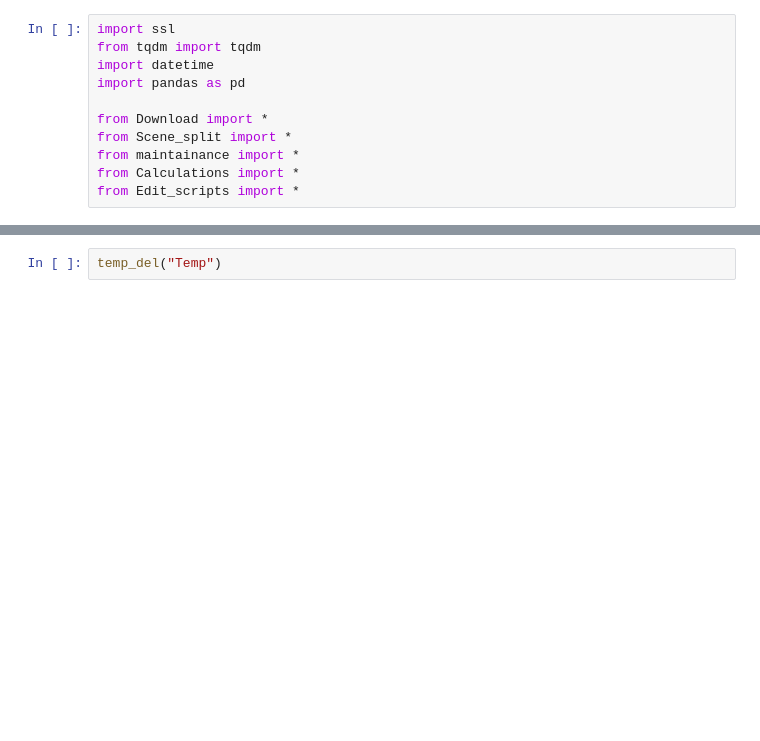
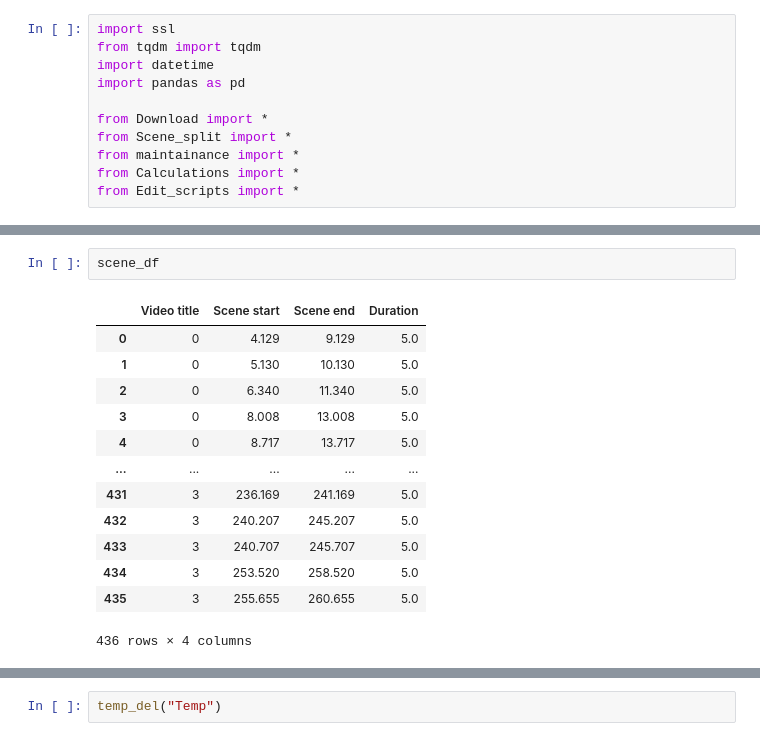
Before and after one commit to Mafaz03/qlips, a Jupyter notebook: all.ipynb, the cells around one changed output, grey strips where cells are left out. Cells and saved outputs as stored; diff of their text form; blank space fills up the shorter version.

```diff
--- a/all.ipynb
+++ b/all.ipynb
@@ -53,0 +71,16 @@ scene_df.head(10)
+# %%
+scene_df
+# %% [output]
+|  | Video title | Scene start | Scene end | Duration |
+| 0 | 0 | 4.129 | 9.129 | 5.0 |
+| 1 | 0 | 5.130 | 10.130 | 5.0 |
+| 2 | 0 | 6.340 | 11.340 | 5.0 |
+| 3 | 0 | 8.008 | 13.008 | 5.0 |
+| 4 | 0 | 8.717 | 13.717 | 5.0 |
+| ... | ... | ... | ... | ... |
+| 431 | 3 | 236.169 | 241.169 | 5.0 |
+| 432 | 3 | 240.207 | 245.207 | 5.0 |
+| 433 | 3 | 240.707 | 245.707 | 5.0 |
+| 434 | 3 | 253.520 | 258.520 | 5.0 |
+| 435 | 3 | 255.655 | 260.655 | 5.0 |
+436 rows × 4 columns
```
Also changed, not shown: parts of 16 cells of this notebook, 8 other files.
